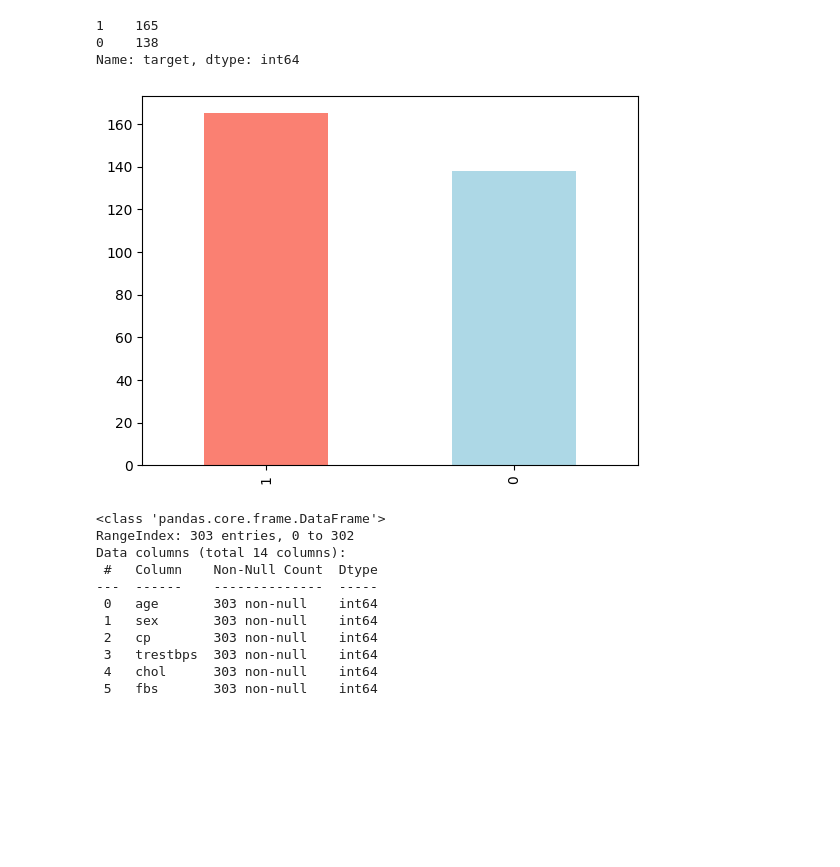
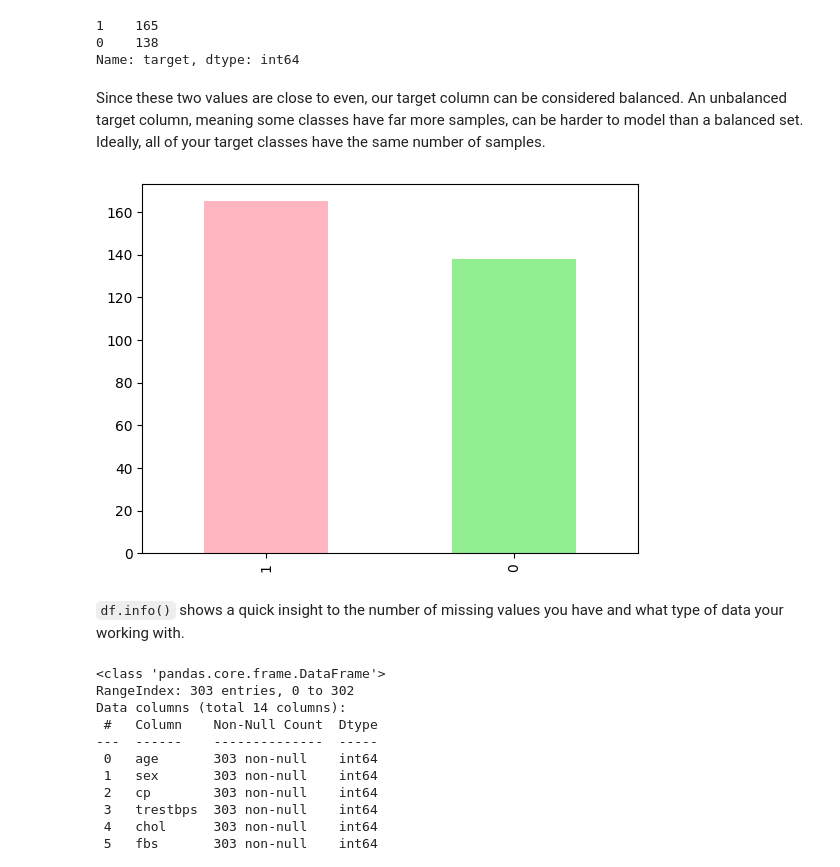
Before and after one commit to Voidylikescandy/heart-disease-classification, a Jupyter notebook: heart-disease-classification.ipynb, the cells around one changed output. Cells and saved outputs as stored; diff of their text form; code cells hidden in the pictures; blank space fills up the shorter version.

```diff
--- a/heart-disease-classification.ipynb
+++ b/heart-disease-classification.ipynb
@@ -134,10 +166,14 @@ df["target"].value_counts()
 1    165
 0    138
 Name: target, dtype: int64
+# %% [markdown]
+Since these two values are close to even, our target column can be considered balanced. An unbalanced target column, meaning some classes have far more samples, can be harder to model than a balanced set. Ideally, all of your target classes have the same number of samples.
 # %%
-df["target"].value_counts().plot(kind="bar", color=["salmon", "lightblue"]);
+df["target"].value_counts().plot(kind="bar", color=["lightpink", "lightgreen"]);
 # %% [output]
-[figure, old version]
+[figure, new version]
+# %% [markdown]
+`df.info()` shows a quick insight to the number of missing values you have and what type of data your working with.
 # %%
 df.info()
 # %% [output]
```
Also changed, not shown: parts of 82 cells of this notebook.
